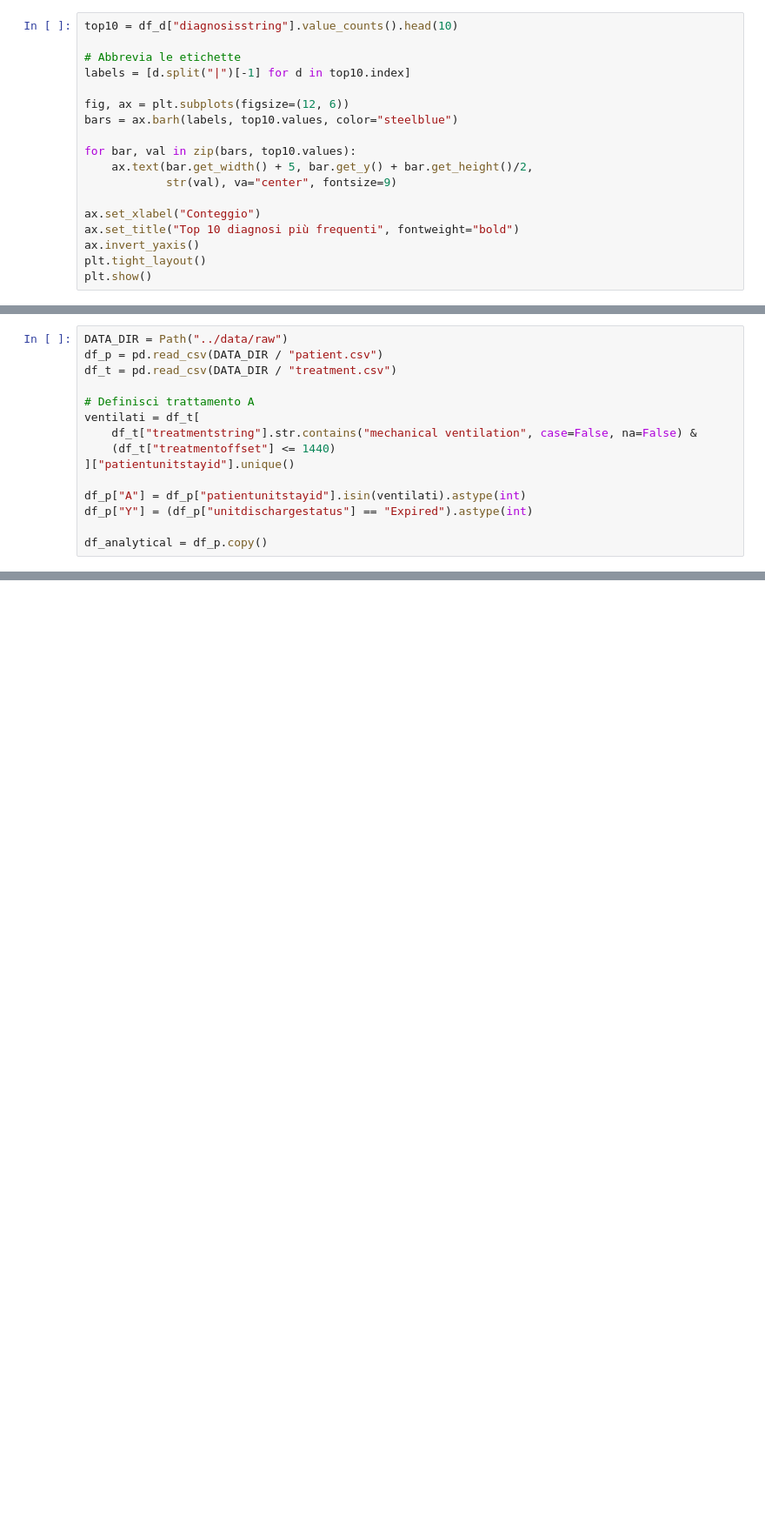
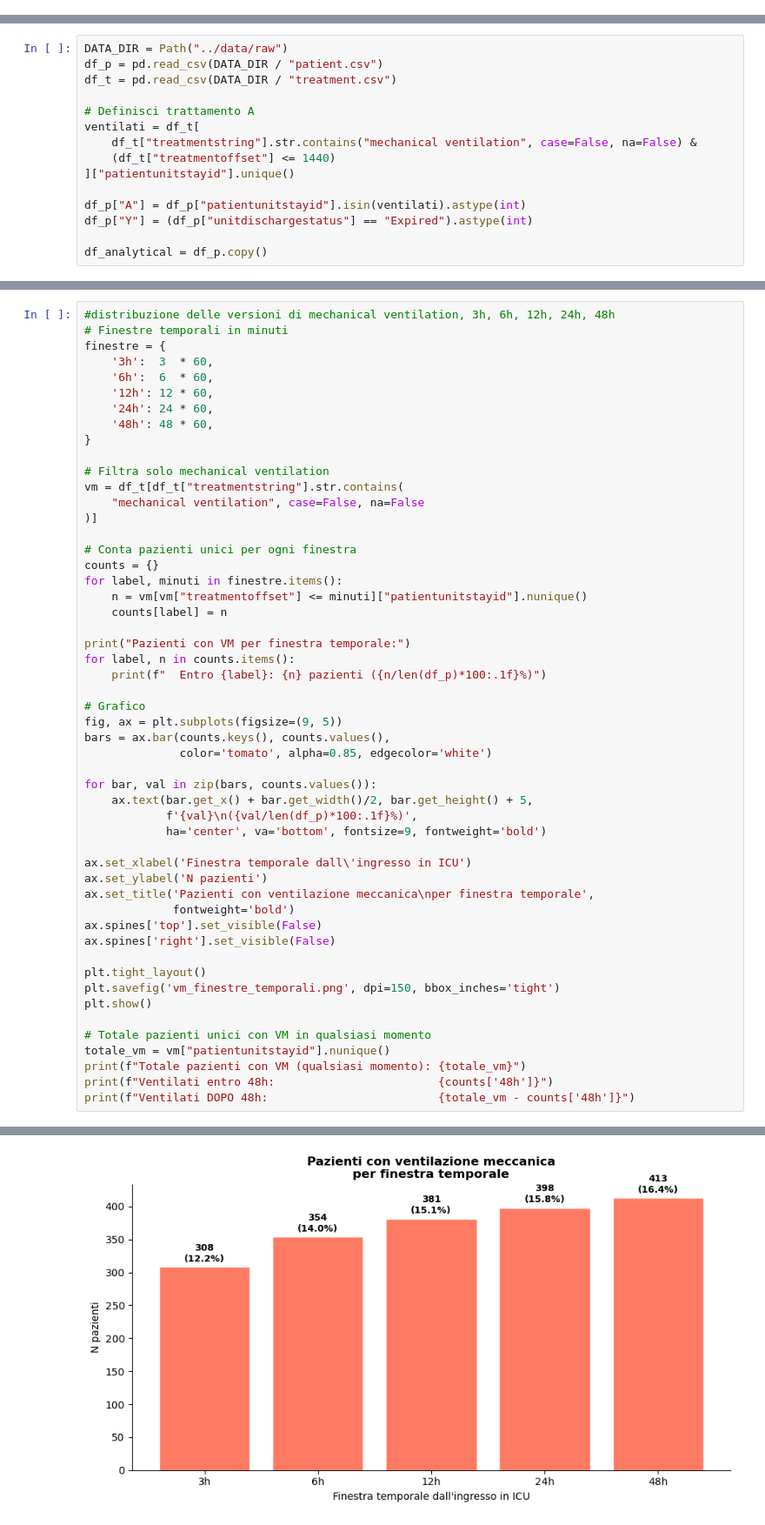
Before and after one commit to XXY126/Causal-Inference-on-eICU-collaborative-research-database, a Jupyter notebook: notebooks/data_exploring.ipynb, the cells around one changed output, grey strips where cells are left out. Shown at 87% size. Drawn from its saved outputs; the diff is of its cells as text; blank space fills up the shorter version.

```diff
--- a/notebooks/data_exploring.ipynb
+++ b/notebooks/data_exploring.ipynb
@@ -13,21 +13,3 @@ df_t = pd.read_csv(DATA_DIR / "treatment.csv")
 df_v = pd.read_csv(DATA_DIR / "vitalPeriodic.csv")
 df_h = pd.read_csv(DATA_DIR / "hospital.csv")
 df_d = pd.read_csv(DATA_DIR / "diagnosis.csv")
-# %%
-top10 = df_d["diagnosisstring"].value_counts().head(10)
-
-# Abbrevia le etichette
-labels = [d.split("|")[-1] for d in top10.index]
-
-fig, ax = plt.subplots(figsize=(12, 6))
-bars = ax.barh(labels, top10.values, color="steelblue")
-
-for bar, val in zip(bars, top10.values):
-    ax.text(bar.get_width() + 5, bar.get_y() + bar.get_height()/2,
-            str(val), va="center", fontsize=9)
-
-ax.set_xlabel("Conteggio")
-ax.set_title("Top 10 diagnosi più frequenti", fontweight="bold")
-ax.invert_yaxis()
-plt.tight_layout()
-plt.show()
@@ -577,0 +537,53 @@ Mortalità SENZA admissionweight: 9.6%
+# %%
+#distribuzione delle versioni di mechanical ventilation, 3h, 6h, 12h, 24h, 48h
+# Finestre temporali in minuti
+finestre = {
+    '3h':  3  * 60,
+    '6h':  6  * 60,
+    '12h': 12 * 60,
+    '24h': 24 * 60,
+    '48h': 48 * 60,
+}
+
+# Filtra solo mechanical ventilation
+vm = df_t[df_t["treatmentstring"].str.contains(
+    "mechanical ventilation", case=False, na=False
+)]
+
+# Conta pazienti unici per ogni finestra
+counts = {}
+for label, minuti in finestre.items():
+    n = vm[vm["treatmentoffset"] <= minuti]["patientunitstayid"].nunique()
+    counts[label] = n
+
+print("Pazienti con VM per finestra temporale:")
+for label, n in counts.items():
+    print(f"  Entro {label}: {n} pazienti ({n/len(df_p)*100:.1f}%)")
+
+# Grafico
+fig, ax = plt.subplots(figsize=(9, 5))
+bars = ax.bar(counts.keys(), counts.values(),
+              color='tomato', alpha=0.85, edgecolor='white')
+
+for bar, val in zip(bars, counts.values()):
+    ax.text(bar.get_x() + bar.get_width()/2, bar.get_height() + 5,
+            f'{val}\n({val/len(df_p)*100:.1f}%)',
+            ha='center', va='bottom', fontsize=9, fontweight='bold')
+
+ax.set_xlabel('Finestra temporale dall\'ingresso in ICU')
+ax.set_ylabel('N pazienti')
+ax.set_title('Pazienti con ventilazione meccanica\nper finestra temporale',
+             fontweight='bold')
+ax.spines['top'].set_visible(False)
+ax.spines['right'].set_visible(False)
+
+plt.tight_layout()
+plt.savefig('vm_finestre_temporali.png', dpi=150, bbox_inches='tight')
+plt.show()
+
+# Totale pazienti unici con VM in qualsiasi momento
+totale_vm = vm["patientunitstayid"].nunique()
+print(f"Totale pazienti con VM (qualsiasi momento): {totale_vm}")
+print(f"Ventilati entro 48h:                        {counts['48h']}")
+print(f"Ventilati DOPO 48h:                         {totale_vm - counts['48h']}")
+# %% [output]
@@ -577,0 +596 @@ Mortalità SENZA admissionweight: 9.6%
+[figure, added]
```
Also changed, not shown: parts of 21 cells of this notebook, 24 other files.
